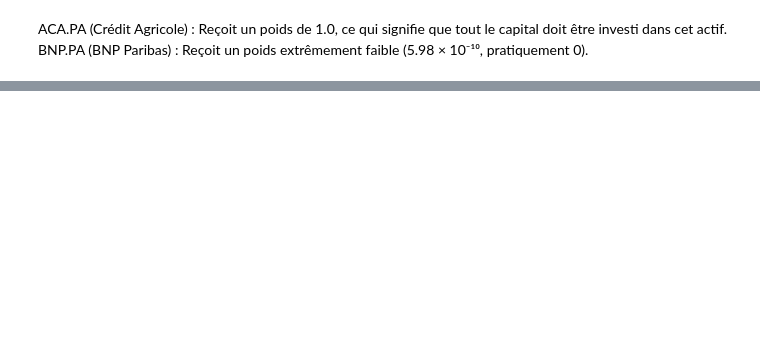
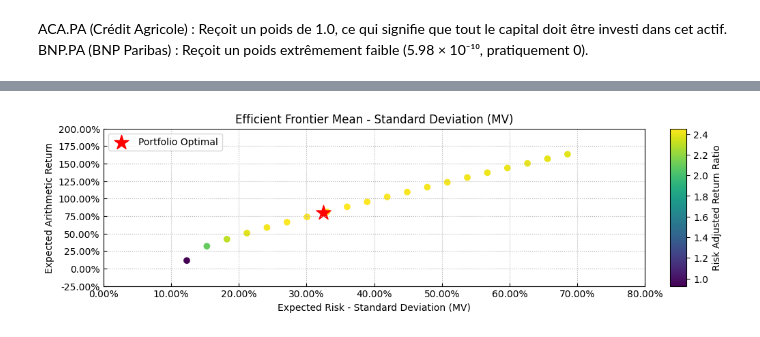
Before and after one commit to MatthieuHanania/financial-exercices, a Jupyter notebook: riskfolio.ipynb, the cells around one changed output, grey strips where cells are left out. Drawn from its saved outputs; the diff is of its cells as text; code cells hidden in the pictures; blank space fills up the shorter version.

```diff
--- a/riskfolio.ipynb
+++ b/riskfolio.ipynb
@@ -96,0 +101,6 @@ ax = rp.plot_pie(w = weight,title="The Weights",height=3,width =5)
+# %%
+# the frontier map represent the retutn depending of the risk over 20 simulations
+frontier = port.efficient_frontier(model = model,rm=risk_measure,rf = rf,hist=hist )
+ax = rp.plot_frontier(w_frontier=frontier,returns=returns,mu=port.mu,cov=port.cov,rm=risk_measure,rf = rf, cmap='viridis',w=weight,height=3,width =10,label="Portfolio Optimal")
+# %% [output]
+[figure, added]
```
Also changed, not shown: parts of 13 cells of this notebook, 1 other file.
